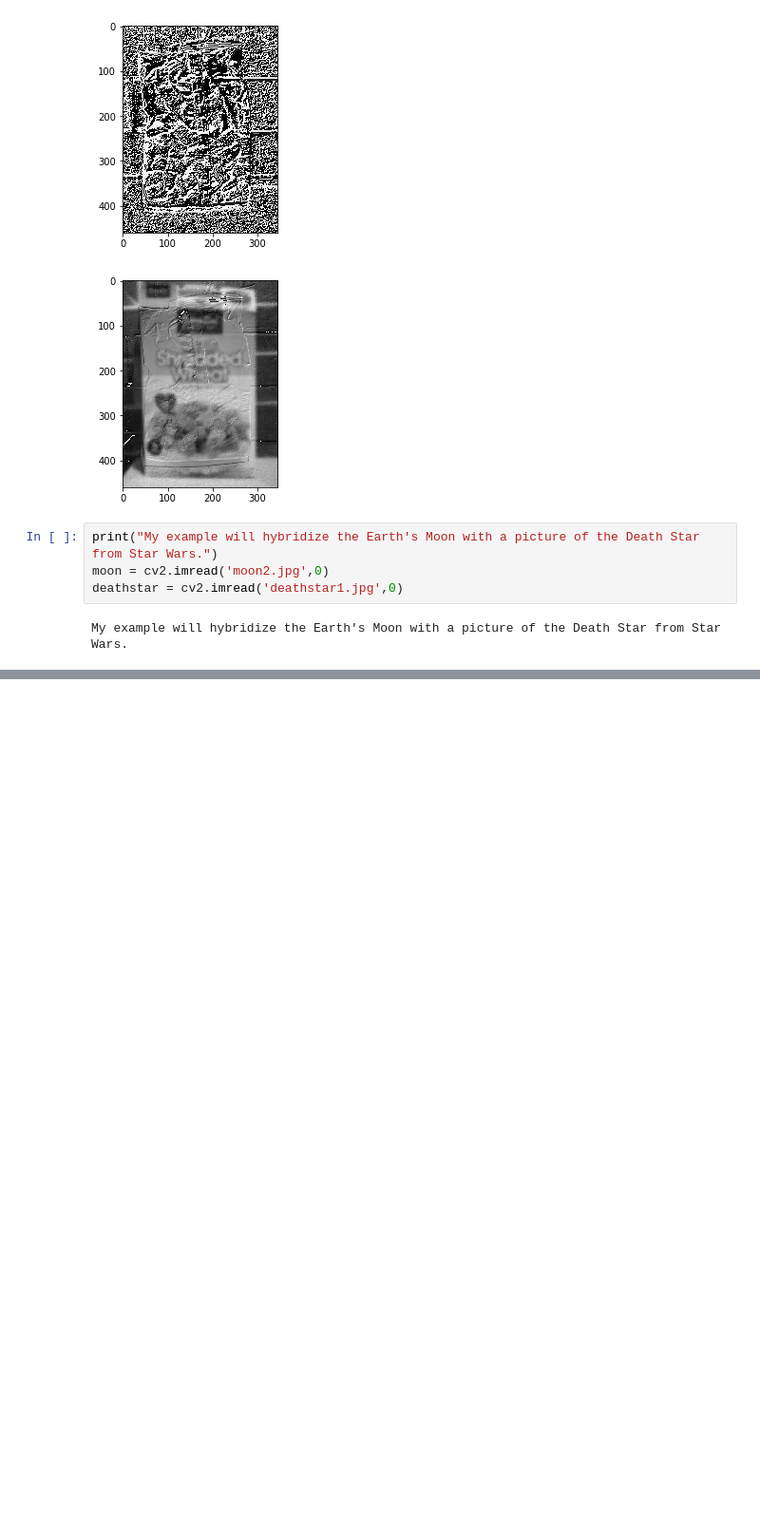
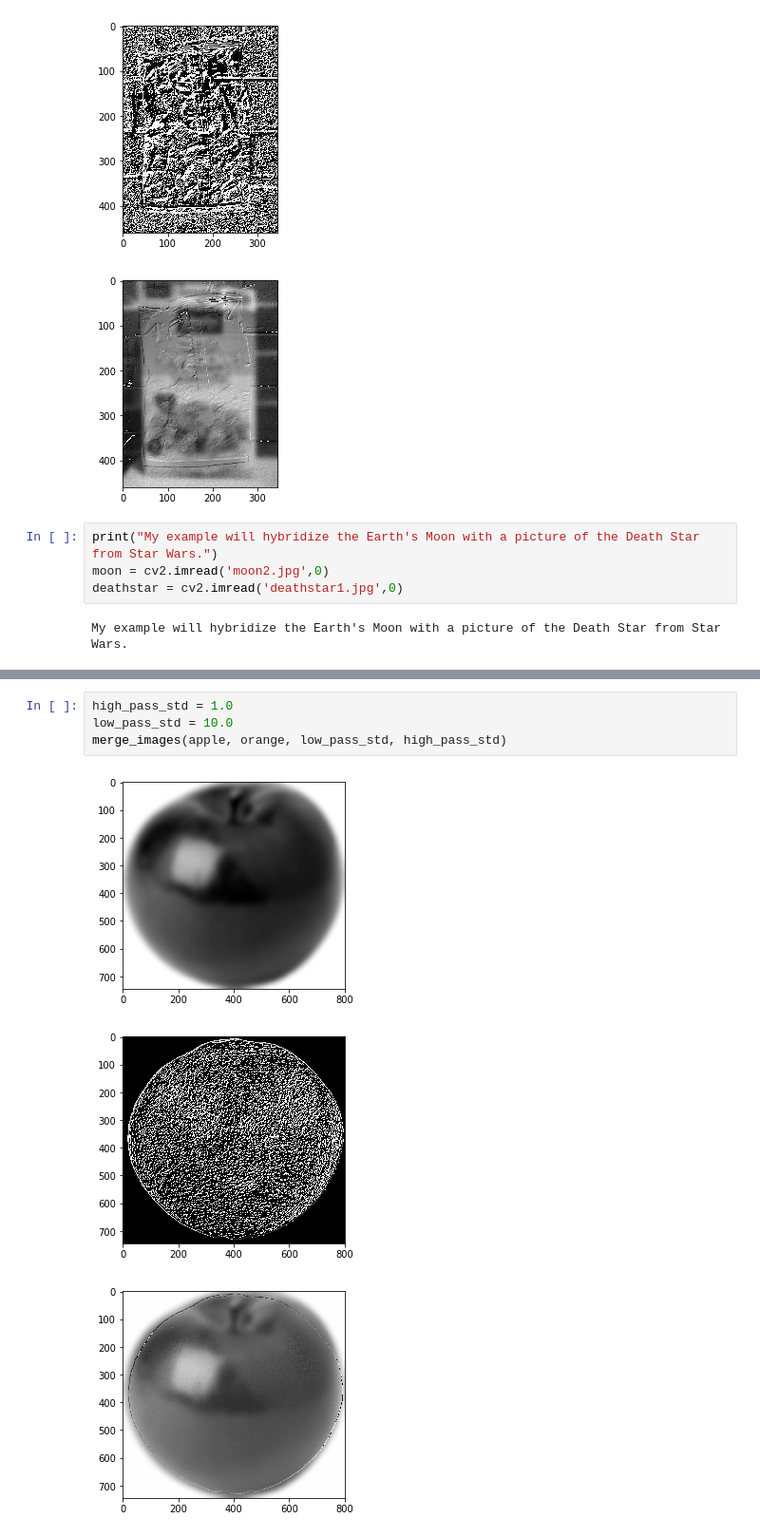
Before and after one commit to mcguiremichael/Vision, a Jupyter notebook: mlm3_mp2_part1_code.ipynb, the cells around one changed output, grey strips where cells are left out. Shown at 95% size. Drawn from its saved outputs; the diff is of its cells as text; blank space fills up the shorter version.

```diff
--- a/mlm3_mp2_part1_code.ipynb
+++ b/mlm3_mp2_part1_code.ipynb
@@ -127,0 +141,8 @@ merge_images(moon, deathstar, low_pass_std, high_pass_std)
+# %%
+high_pass_std = 1.0
+low_pass_std = 10.0
+merge_images(apple, orange, low_pass_std, high_pass_std)
+# %% [output]
+[figure, added]
+[figure, added]
+[figure, added]
```
Also changed, not shown: parts of 3 cells of this notebook, 1 other file.
